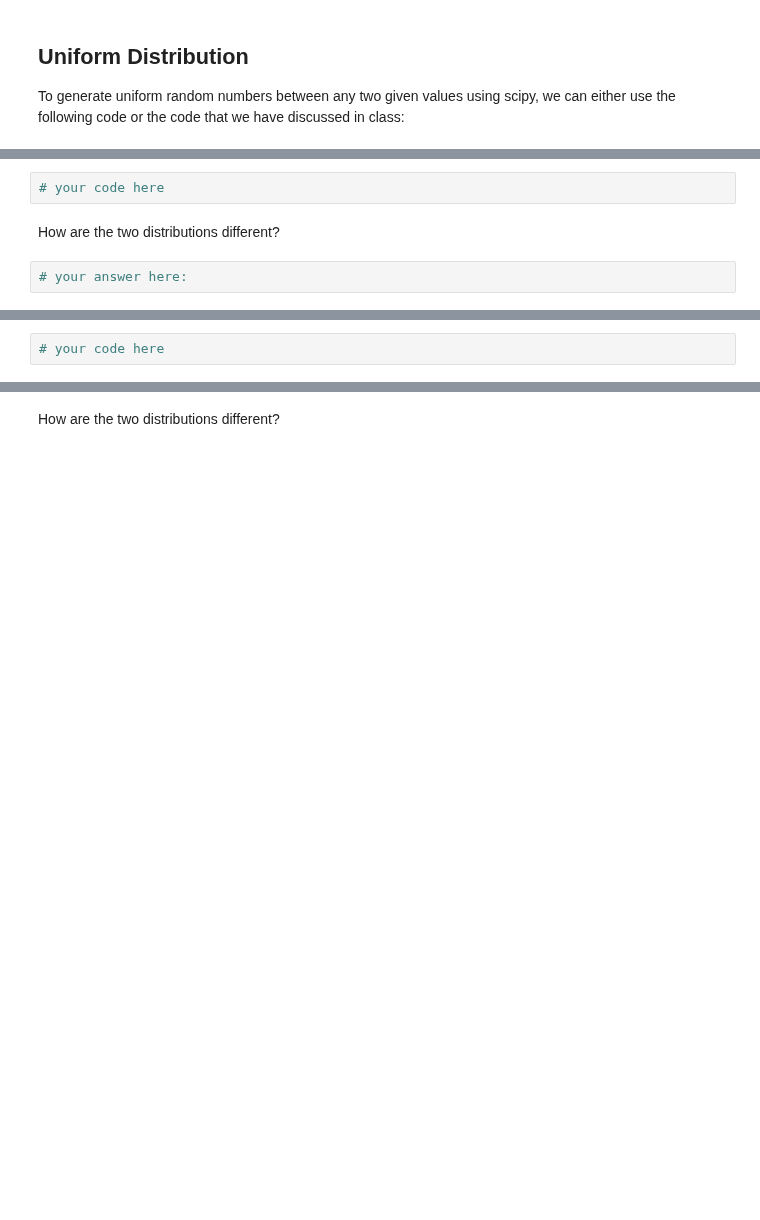
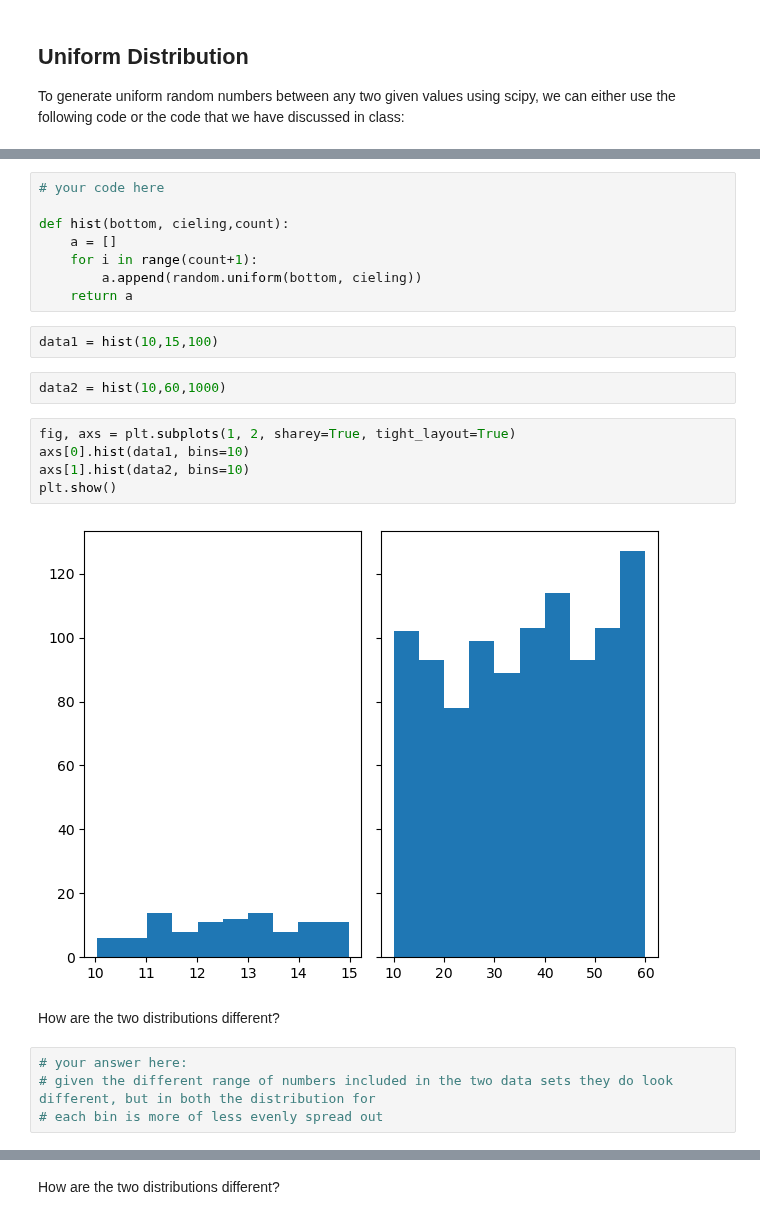
Before and after one commit to ta-data-lis/lab-probability-distributions, a Jupyter notebook: your-code/continuous.ipynb, the cells around one changed output, grey strips where cells are left out. Saved outputs shown, nothing was run; the diff lists cells and outputs as text; blank space fills up the shorter version.

Commit message:
lab probability distributions

```diff
--- a/your-code/continuous.ipynb
+++ b/your-code/continuous.ipynb
@@ -42,12 +51,31 @@ print(randoms)
 Your output should look like below:
 
 ![uniform distribution](ud.png)
-# %%
-# your code here
+# %%
+# your code here
+
+def hist(bottom, cieling,count):
+    a = []
+    for i in range(count+1):
+        a.append(random.uniform(bottom, cieling))
+    return a
+# %%
+data1 = hist(10,15,100)
+# %%
+data2 = hist(10,60,1000)
+# %%
+fig, axs = plt.subplots(1, 2, sharey=True, tight_layout=True)
+axs[0].hist(data1, bins=10)
+axs[1].hist(data2, bins=10)
+plt.show()
+# %% [output]
+[figure, added]
 # %% [markdown]
 How are the two distributions different?
-# %%
-# your answer here:
+# %%
+# your answer here:
+# given the different range of numbers included in the two data sets they do look different, but in both the distribution for
+# each bin is more of less evenly spread out
 # %% [markdown]
 ## Normal Distribution
 
@@ -59,5 +87,3 @@ How are the two distributions different?
 Expected output:
 
 ![normal distribution](nd.png)
-# %%
-# your code here
```
Also changed, not shown: parts of 24 cells of this notebook.
